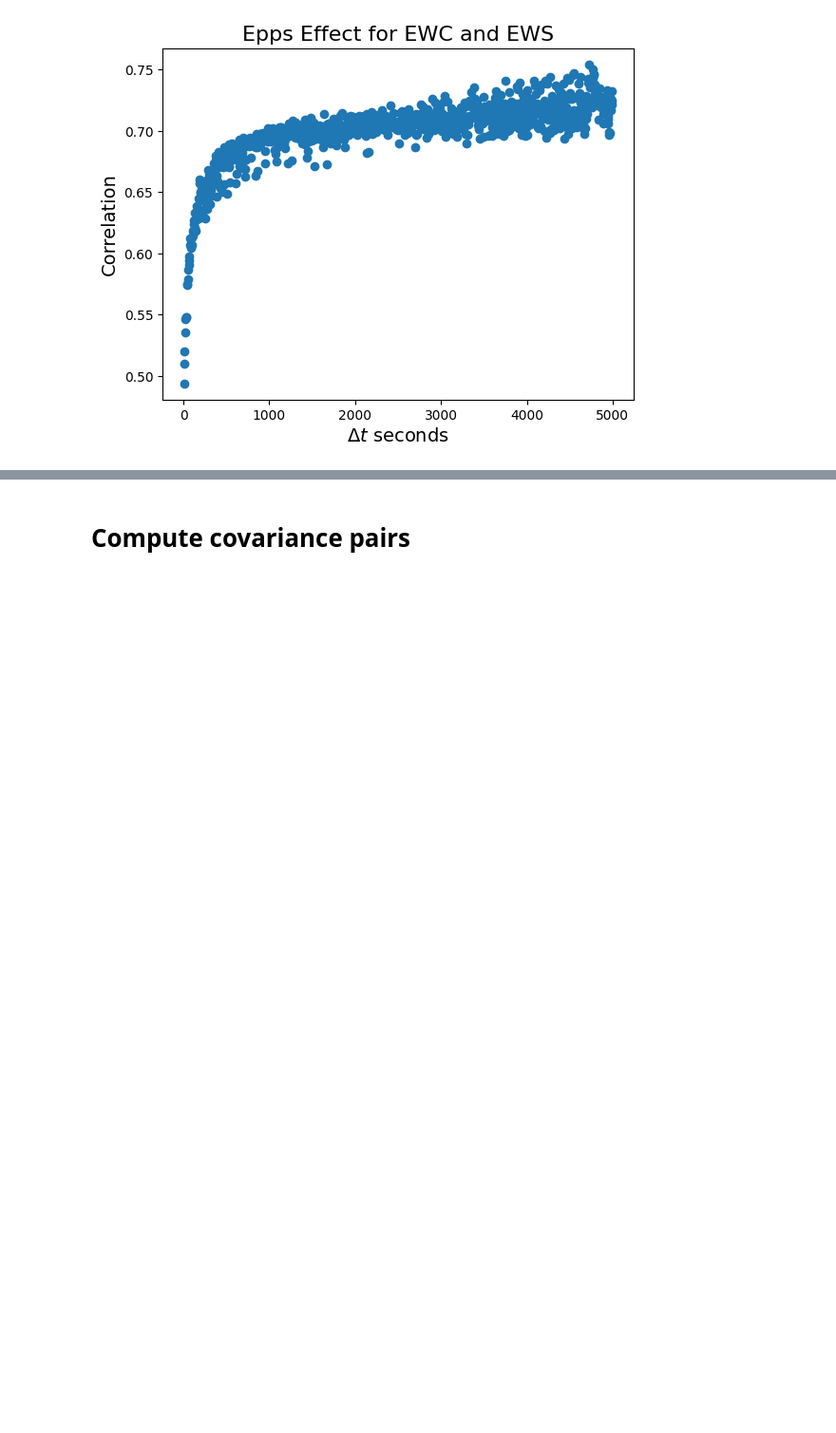
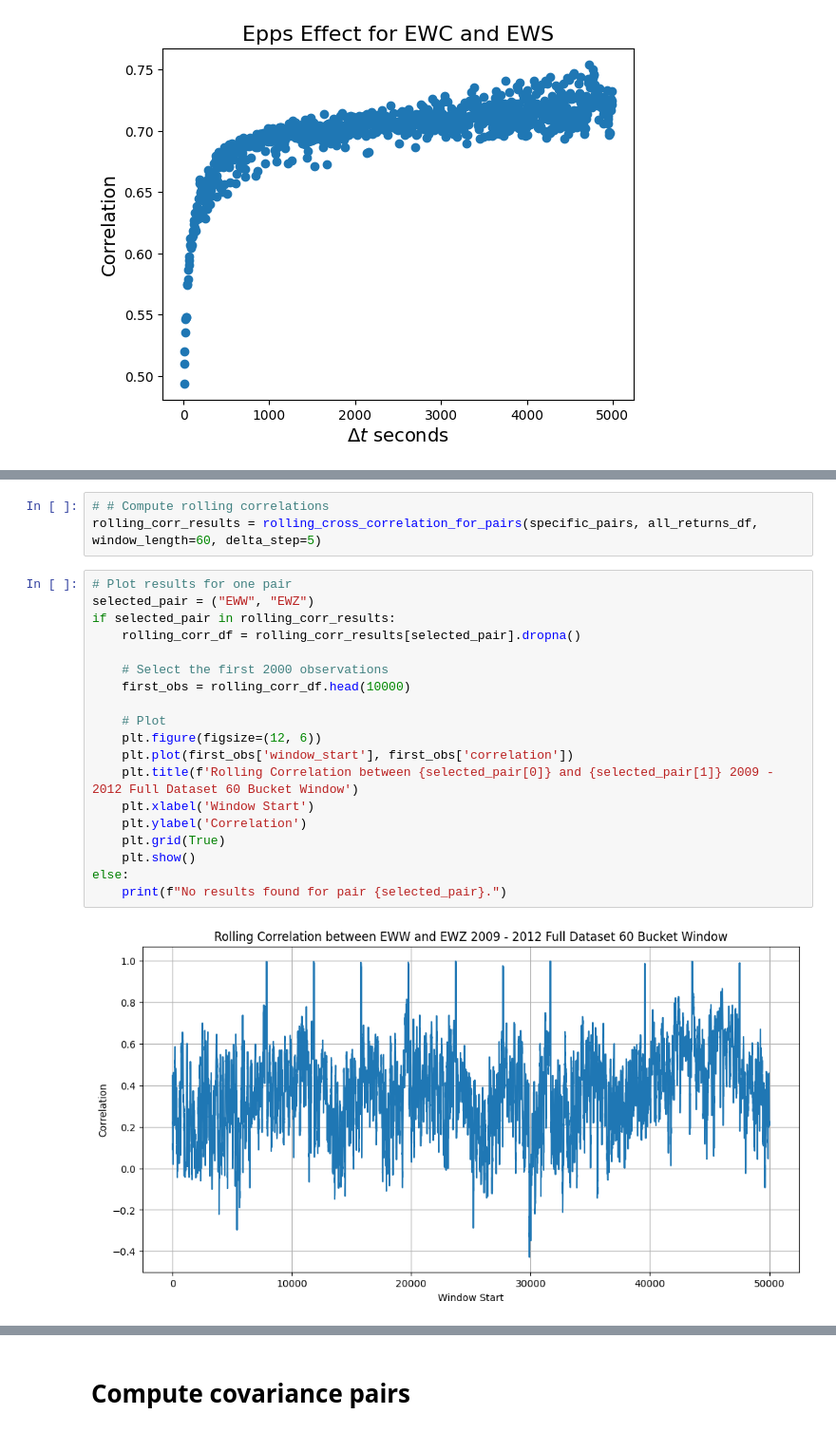
Before and after one commit to hosseinabadi/Big-Data-Correlation-Estimation, a Jupyter notebook: main.ipynb, the cells around one changed output, grey strips where cells are left out. Shown at 95% size. Cells and saved outputs as stored; diff of their text form; blank space fills up the shorter version.

```diff
--- a/main.ipynb
+++ b/main.ipynb
@@ -239,0 +502,24 @@ plot_epps_effect("EWC", "EWS", "EWC_EWS_epps_95.png", percentile=95)
+# %%
+# # Compute rolling correlations
+rolling_corr_results = rolling_cross_correlation_for_pairs(specific_pairs, all_returns_df, window_length=60, delta_step=5)
+# %%
+# Plot results for one pair
+selected_pair = ("EWW", "EWZ")
+if selected_pair in rolling_corr_results:
+    rolling_corr_df = rolling_corr_results[selected_pair].dropna()
+
+    # Select the first 2000 observations
+    first_obs = rolling_corr_df.head(10000)
+
+    # Plot
+    plt.figure(figsize=(12, 6))
+    plt.plot(first_obs['window_start'], first_obs['correlation'])
+    plt.title(f'Rolling Correlation between {selected_pair[0]} and {selected_pair[1]} 2009 - 2012 Full Dataset 60 Bucket Window')
+    plt.xlabel('Window Start')
+    plt.ylabel('Correlation')
+    plt.grid(True)
+    plt.show()
+else:
+    print(f"No results found for pair {selected_pair}.")
+# %% [output]
+[figure, added]
```
Also changed, not shown: parts of 51 cells of this notebook, 1 other file.
